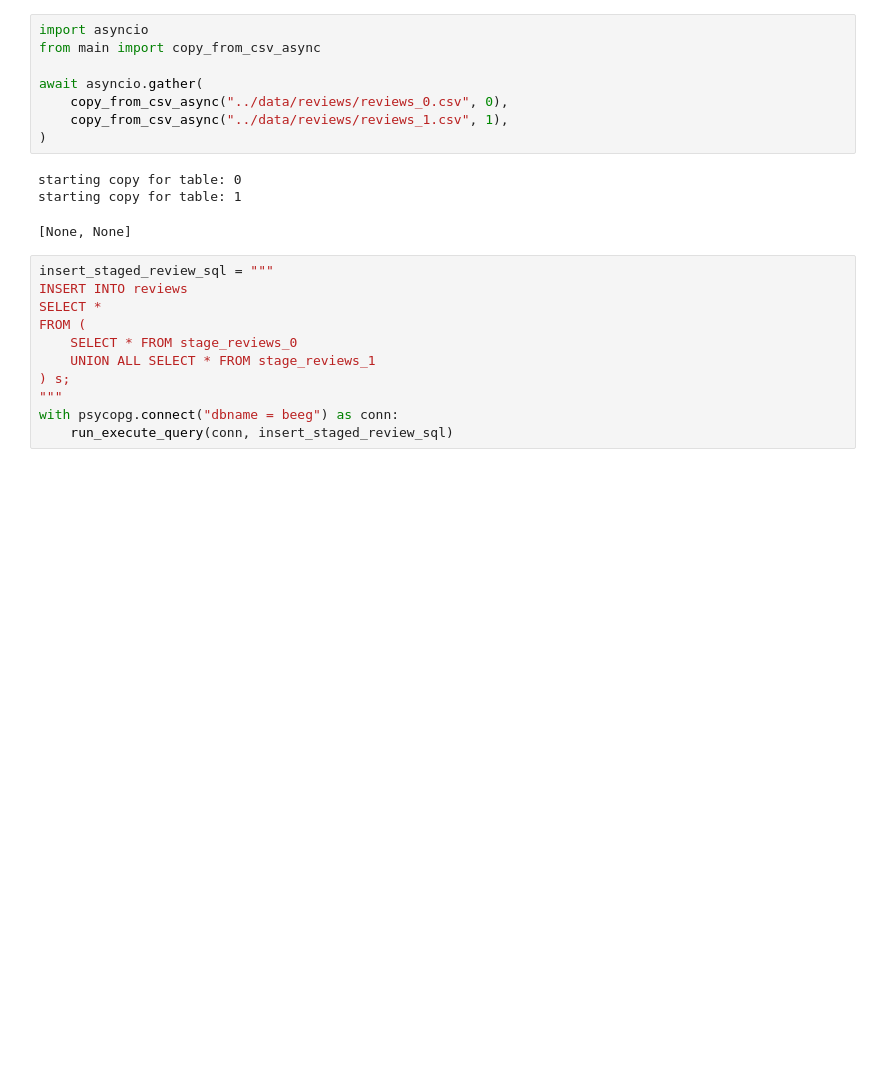
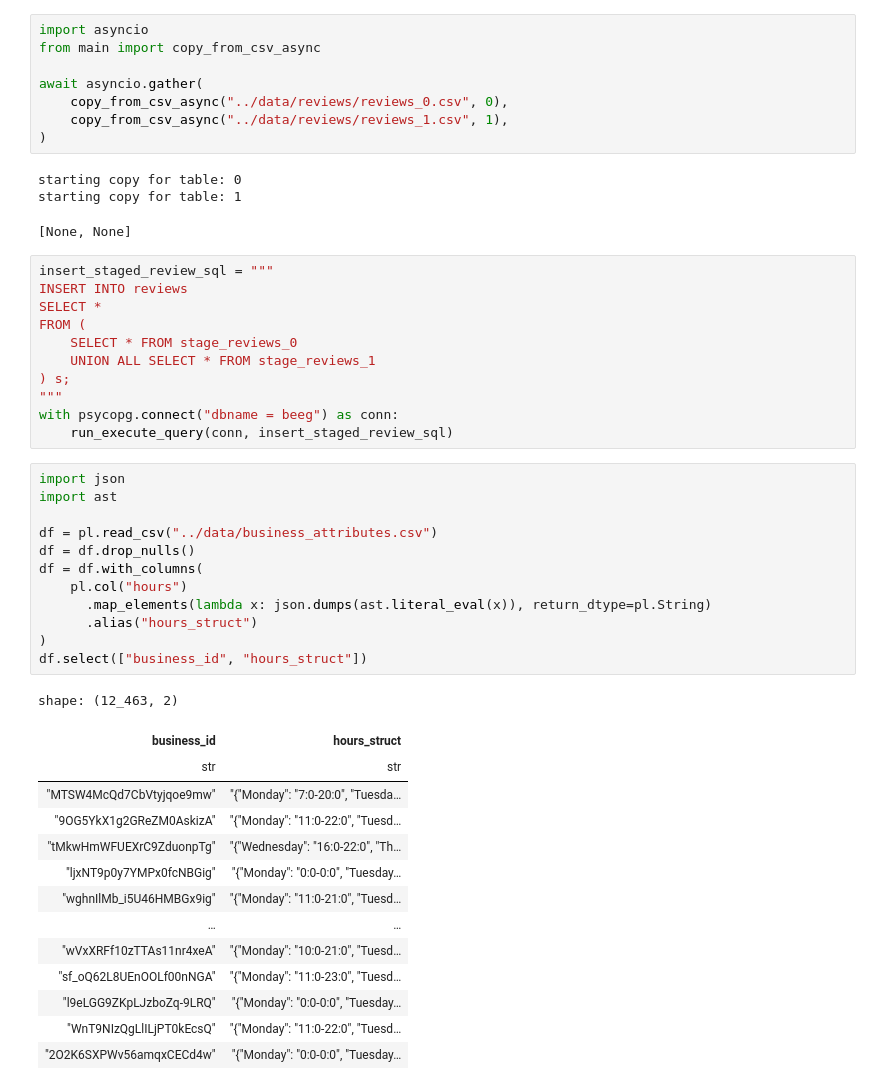
Before and after one commit to haster12345/hello-2, a Jupyter notebook: beeg/src/main.ipynb, the cells around one changed output. Saved outputs shown, nothing was run; the diff lists cells and outputs as text; blank space fills up the shorter version.

```diff
--- a/beeg/src/main.ipynb
+++ b/beeg/src/main.ipynb
@@ -476,3 +476,30 @@ FROM (
 """
 with psycopg.connect("dbname = beeg") as conn:
     run_execute_query(conn, insert_staged_review_sql)
+# %%
+import json
+import ast
+
+df = pl.read_csv("../data/business_attributes.csv")
+df = df.drop_nulls()
+df = df.with_columns(
+    pl.col("hours")
+      .map_elements(lambda x: json.dumps(ast.literal_eval(x)), return_dtype=pl.String)
+      .alias("hours_struct")
+)
+df.select(["business_id", "hours_struct"])
+# %% [output]
+shape: (12_463, 2)
+| business_id | hours_struct |
+| str | str |
+| "MTSW4McQd7CbVtyjqoe9mw" | "{"Monday": "7:0-20:0", "Tuesda… |
+| "9OG5YkX1g2GReZM0AskizA" | "{"Monday": "11:0-22:0", "Tuesd… |
+| "tMkwHmWFUEXrC9ZduonpTg" | "{"Wednesday": "16:0-22:0", "Th… |
+| "ljxNT9p0y7YMPx0fcNBGig" | "{"Monday": "0:0-0:0", "Tuesday… |
+| "wghnIlMb_i5U46HMBGx9ig" | "{"Monday": "11:0-21:0", "Tuesd… |
+| … | … |
+| "wVxXRFf10zTTAs11nr4xeA" | "{"Monday": "10:0-21:0", "Tuesd… |
+| "sf_oQ62L8UEnOOLf00nNGA" | "{"Monday": "11:0-23:0", "Tuesd… |
+| "l9eLGG9ZKpLJzboZq-9LRQ" | "{"Monday": "0:0-0:0", "Tuesday… |
+| "WnT9NIzQgLlILjPT0kEcsQ" | "{"Monday": "11:0-22:0", "Tuesd… |
+| "2O2K6SXPWv56amqxCECd4w" | "{"Monday": "0:0-0:0", "Tuesday… |
```
Also changed, not shown: parts of 10 cells of this notebook, 1 other file.
